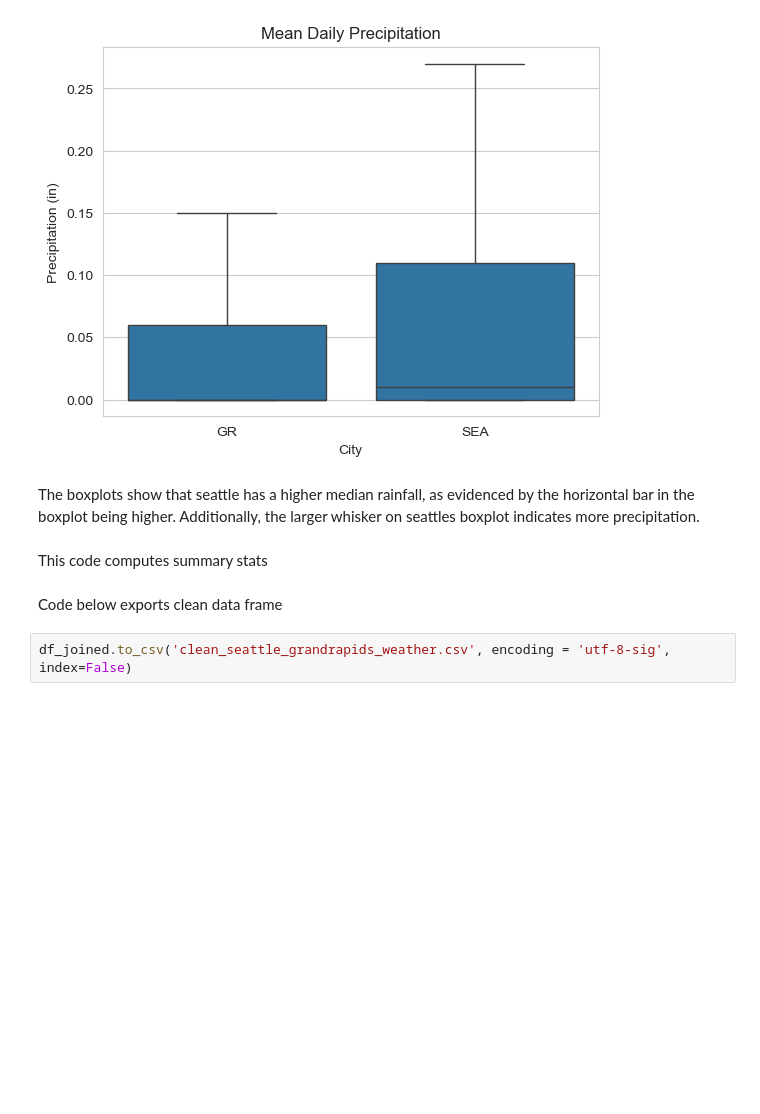
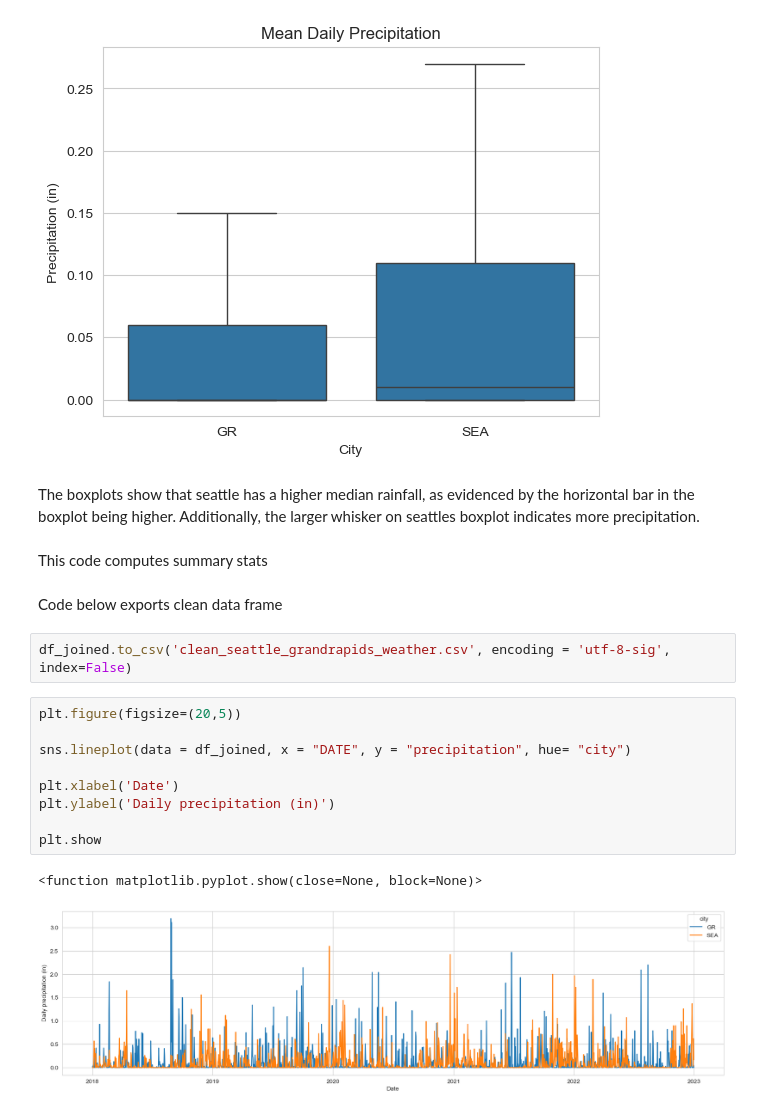
Before and after one commit to kderosia31/weather, a Jupyter notebook: code/Weather_Data.ipynb, the cells around one changed output. Drawn from its saved outputs; the diff is of its cells as text; blank space fills up the shorter version.

```diff
--- a/code/Weather_Data.ipynb
+++ b/code/Weather_Data.ipynb
@@ -238,3 +238,15 @@ This code computes summary stats
 Code below exports clean data frame
 # %%
 df_joined.to_csv('clean_seattle_grandrapids_weather.csv', encoding = 'utf-8-sig', index=False)
+# %%
+plt.figure(figsize=(20,5))
+
+sns.lineplot(data = df_joined, x = "DATE", y = "precipitation", hue= "city")
+
+plt.xlabel('Date')
+plt.ylabel('Daily precipitation (in)')
+
+plt.show
+# %% [output]
+<function matplotlib.pyplot.show(close=None, block=None)>
+[figure, added]
```
Also changed, not shown: parts of 3 cells of this notebook, 1 other file.
